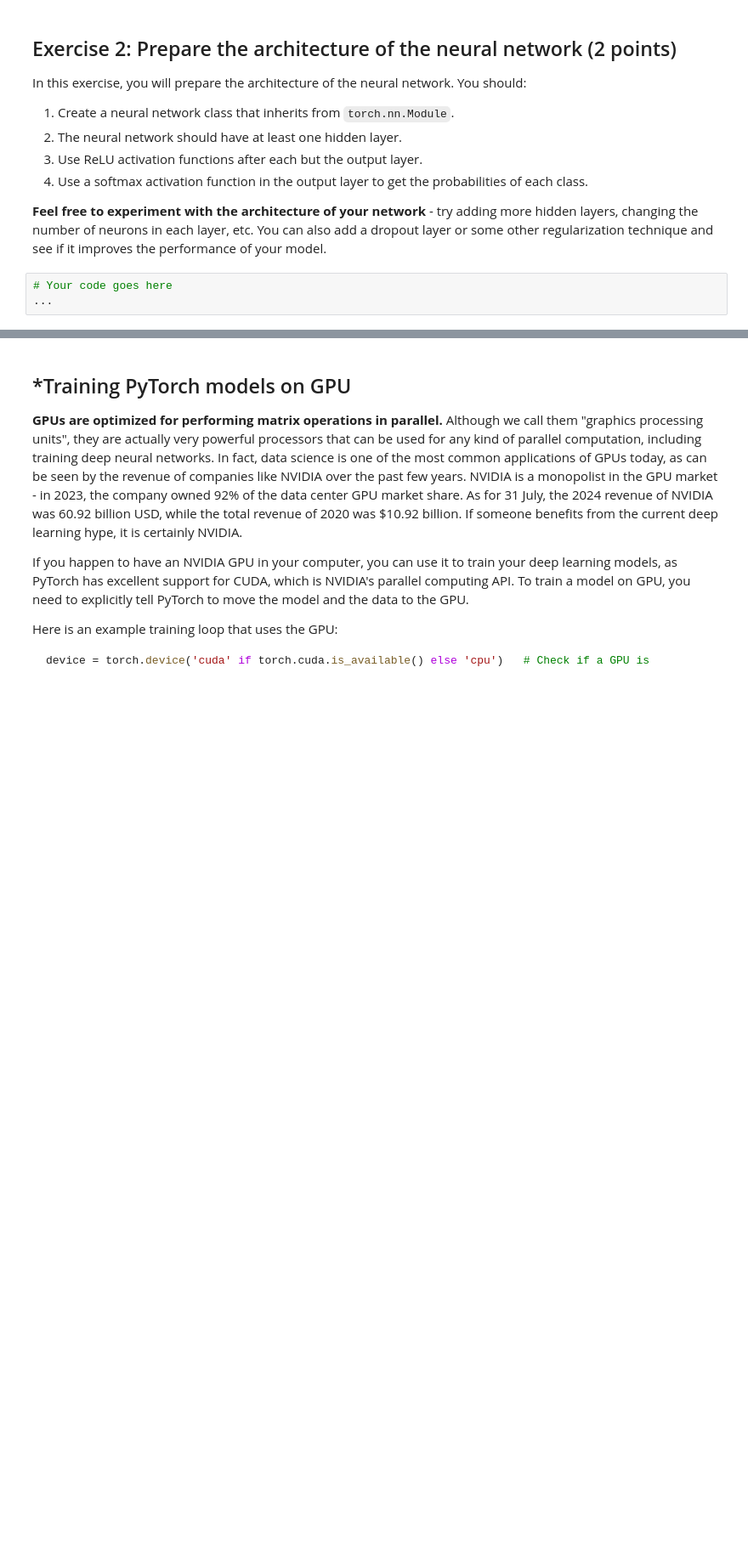
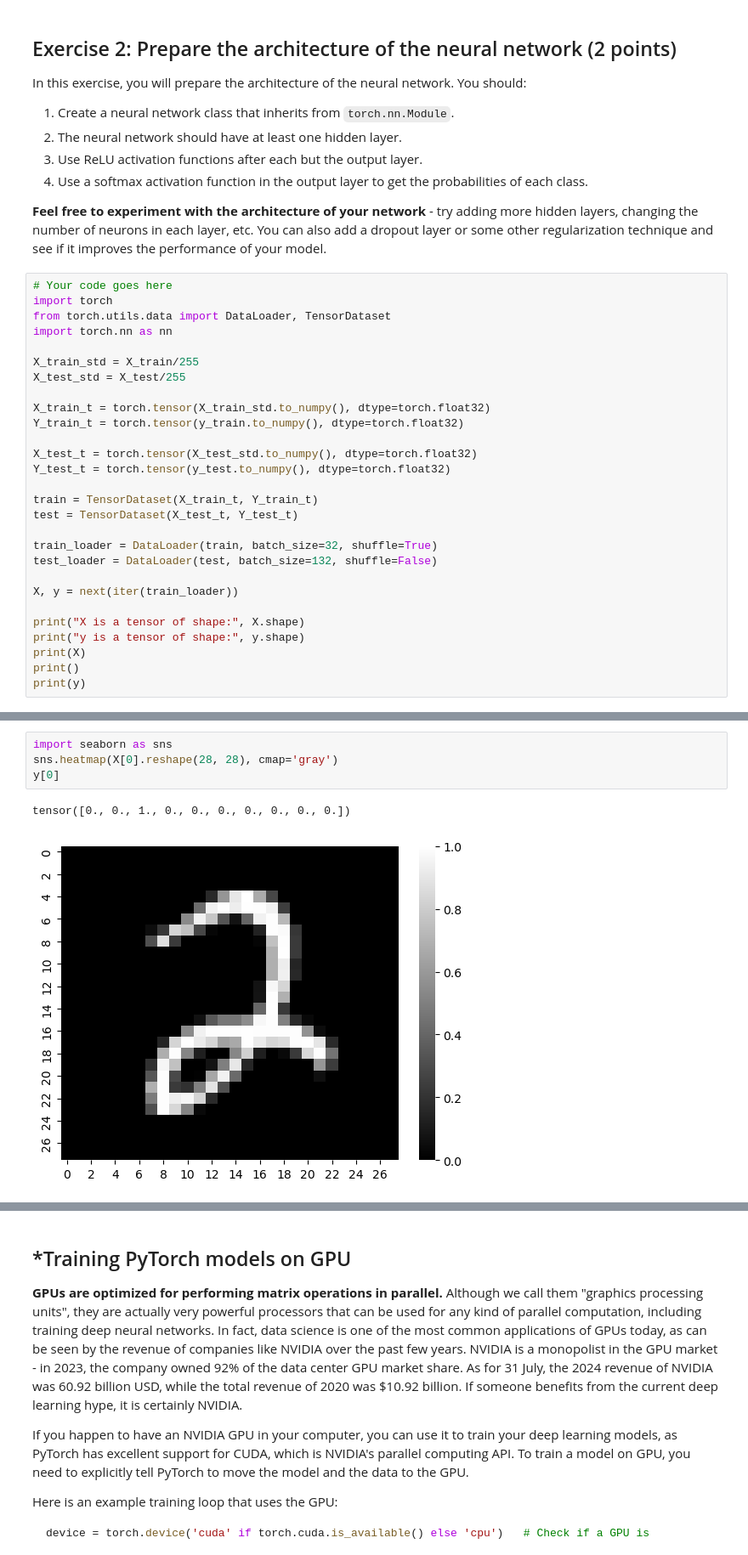
Before and after one commit to Tiopirfur/pum-24, a Jupyter notebook: lab6.ipynb, the cells around one changed output, grey strips where cells are left out. Shown at 85% size. Drawn from its saved outputs; the diff is of its cells as text; blank space fills up the shorter version.

```diff
--- a/lab6.ipynb
+++ b/lab6.ipynb
@@ -66,4 +94,29 @@ In this exercise, you will prepare the architecture of the neural network. You s
 **Feel free to experiment with the architecture of your network** - try adding more hidden layers, changing the number of neurons in each layer, etc. You can also add a dropout layer or some other regularization technique and see if it improves the performance of your model.
 # %%
 # Your code goes here
-...
+import torch
+from torch.utils.data import DataLoader, TensorDataset
+import torch.nn as nn
+
+X_train_std = X_train/255
+X_test_std = X_test/255
+
+X_train_t = torch.tensor(X_train_std.to_numpy(), dtype=torch.float32)
+Y_train_t = torch.tensor(y_train.to_numpy(), dtype=torch.float32)
+
+X_test_t = torch.tensor(X_test_std.to_numpy(), dtype=torch.float32)
+Y_test_t = torch.tensor(y_test.to_numpy(), dtype=torch.float32)
+
+train = TensorDataset(X_train_t, Y_train_t)
+test = TensorDataset(X_test_t, Y_test_t)
+
+train_loader = DataLoader(train, batch_size=32, shuffle=True)
+test_loader = DataLoader(test, batch_size=132, shuffle=False)
+
+X, y = next(iter(train_loader))
+
+print("X is a tensor of shape:", X.shape)
+print("y is a tensor of shape:", y.shape)
+print(X)
+print()
+print(y)
@@ -69,0 +141,7 @@ In this exercise, you will prepare the architecture of the neural network. You s
+# %%
+import seaborn as sns
+sns.heatmap(X[0].reshape(28, 28), cmap='gray')
+y[0]
+# %% [output]
+tensor([0., 0., 1., 0., 0., 0., 0., 0., 0., 0.])
+[figure, added]
```
Also changed, not shown: parts of 4 cells of this notebook, 9 other files.
